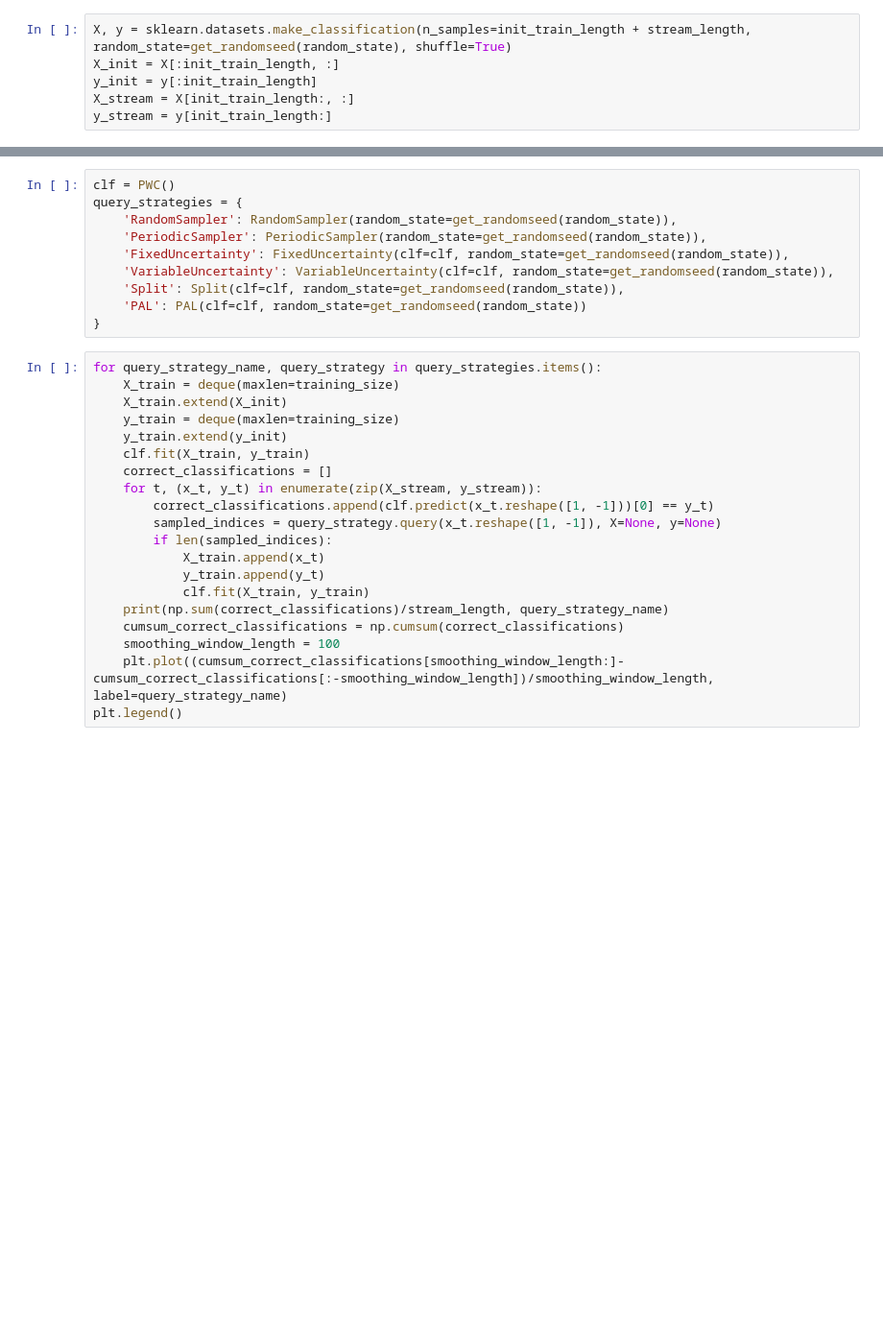
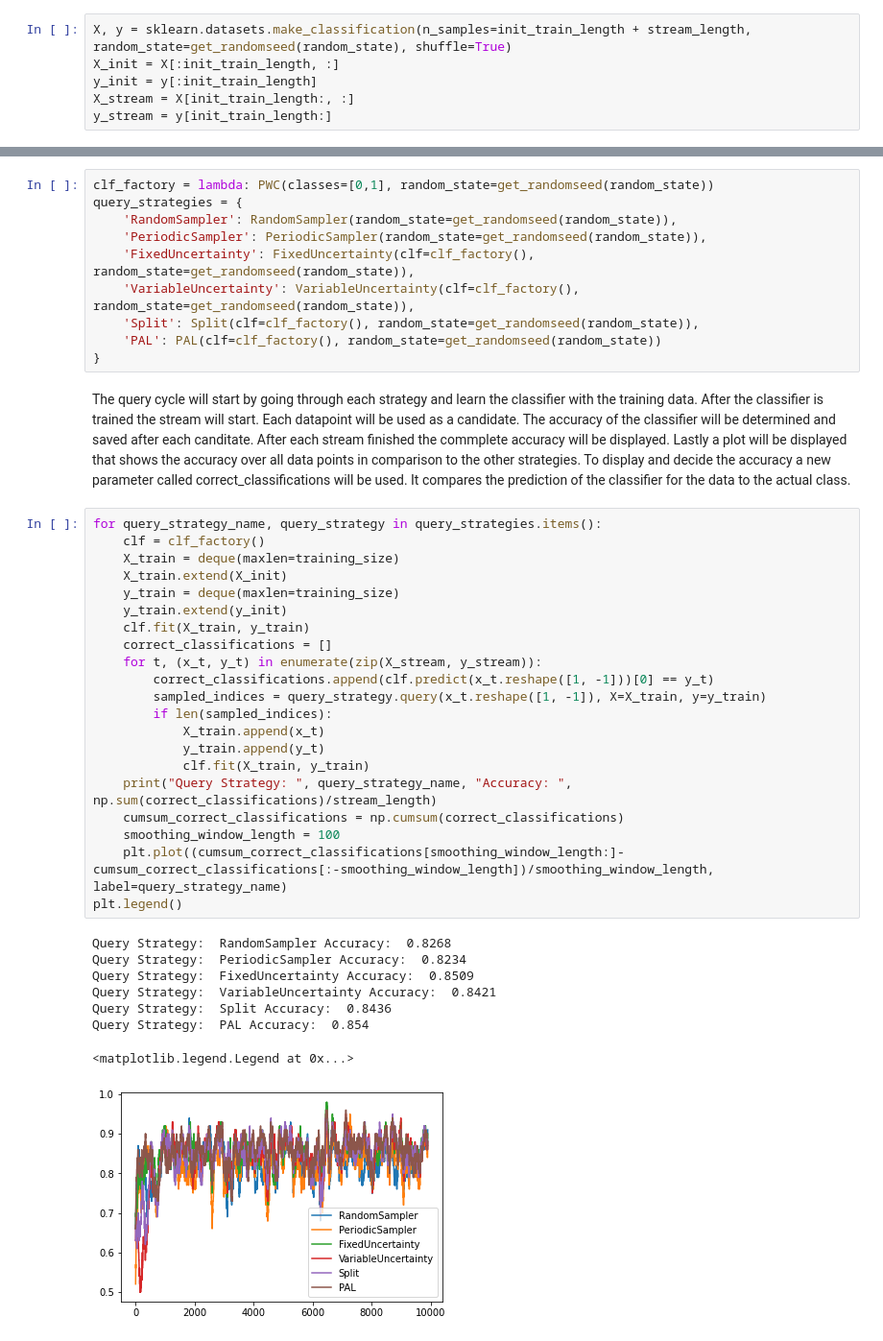
Before and after one commit to scikit-activeml/scikit-activeml, a Jupyter notebook: examples/stream/al_cycle_random.ipynb, the cells around one changed output, grey strips where cells are left out. Shown at 96% size. Saved outputs shown, nothing was run; the diff lists cells and outputs as text; blank space fills up the shorter version.

```diff
--- a/examples/stream/al_cycle_random.ipynb
+++ b/examples/stream/al_cycle_random.ipynb
@@ -30,30 +53,42 @@ y_stream = y[init_train_length:]
 # %%
-clf = PWC()
+clf_factory = lambda: PWC(classes=[0,1], random_state=get_randomseed(random_state))
 query_strategies = {
     'RandomSampler': RandomSampler(random_state=get_randomseed(random_state)),
     'PeriodicSampler': PeriodicSampler(random_state=get_randomseed(random_state)),
-    'FixedUncertainty': FixedUncertainty(clf=clf, random_state=get_randomseed(random_state)),
-    'VariableUncertainty': VariableUncertainty(clf=clf, random_state=get_randomseed(random_state)),
-    'Split': Split(clf=clf, random_state=get_randomseed(random_state)),
-    'PAL': PAL(clf=clf, random_state=get_randomseed(random_state))
+    'FixedUncertainty': FixedUncertainty(clf=clf_factory(), random_state=get_randomseed(random_state)),
+    'VariableUncertainty': VariableUncertainty(clf=clf_factory(), random_state=get_randomseed(random_state)),
+    'Split': Split(clf=clf_factory(), random_state=get_randomseed(random_state)),
+    'PAL': PAL(clf=clf_factory(), random_state=get_randomseed(random_state))
 }
+# %% [markdown]
+The query cycle will start by going through each strategy and learn the classifier with the training data. After the classifier is trained the stream will start. Each datapoint will be used as a candidate. The accuracy of the classifier will be determined and saved after each canditate. After each stream finished the commplete accuracy will be displayed. Lastly a plot will be displayed that shows the accuracy over all data points in comparison to the other strategies. To display and decide the accuracy a new parameter called correct_classifications will be used. It compares the prediction of the classifier for the data to the actual class.
 # %%
 for query_strategy_name, query_strategy in query_strategies.items():
+    clf = clf_factory()
     X_train = deque(maxlen=training_size)
     X_train.extend(X_init)
     y_train = deque(maxlen=training_size)
     y_train.extend(y_init)
     clf.fit(X_train, y_train)
     correct_classifications = []
     for t, (x_t, y_t) in enumerate(zip(X_stream, y_stream)):
         correct_classifications.append(clf.predict(x_t.reshape([1, -1]))[0] == y_t)
-        sampled_indices = query_strategy.query(x_t.reshape([1, -1]), X=None, y=None)
+        sampled_indices = query_strategy.query(x_t.reshape([1, -1]), X=X_train, y=y_train)
         if len(sampled_indices):
             X_train.append(x_t)
             y_train.append(y_t)
             clf.fit(X_train, y_train)
-    print(np.sum(correct_classifications)/stream_length, query_strategy_name)
+    print("Query Strategy: ", query_strategy_name, "Accuracy: ", np.sum(correct_classifications)/stream_length)
     cumsum_correct_classifications = np.cumsum(correct_classifications)
     smoothing_window_length = 100
     plt.plot((cumsum_correct_classifications[smoothing_window_length:]-cumsum_correct_classifications[:-smoothing_window_length])/smoothing_window_length, label=query_strategy_name)
 plt.legend()
+# %% [output]
+Query Strategy:  RandomSampler Accuracy:  0.8268
+Query Strategy:  PeriodicSampler Accuracy:  0.8234
+Query Strategy:  FixedUncertainty Accuracy:  0.8509
+Query Strategy:  VariableUncertainty Accuracy:  0.8421
+Query Strategy:  Split Accuracy:  0.8436
+Query Strategy:  PAL Accuracy:  0.854
+<matplotlib.legend.Legend at 0x...>
+[figure, added]
```
Also changed, not shown: parts of 10 cells of this notebook, 5 other files.
